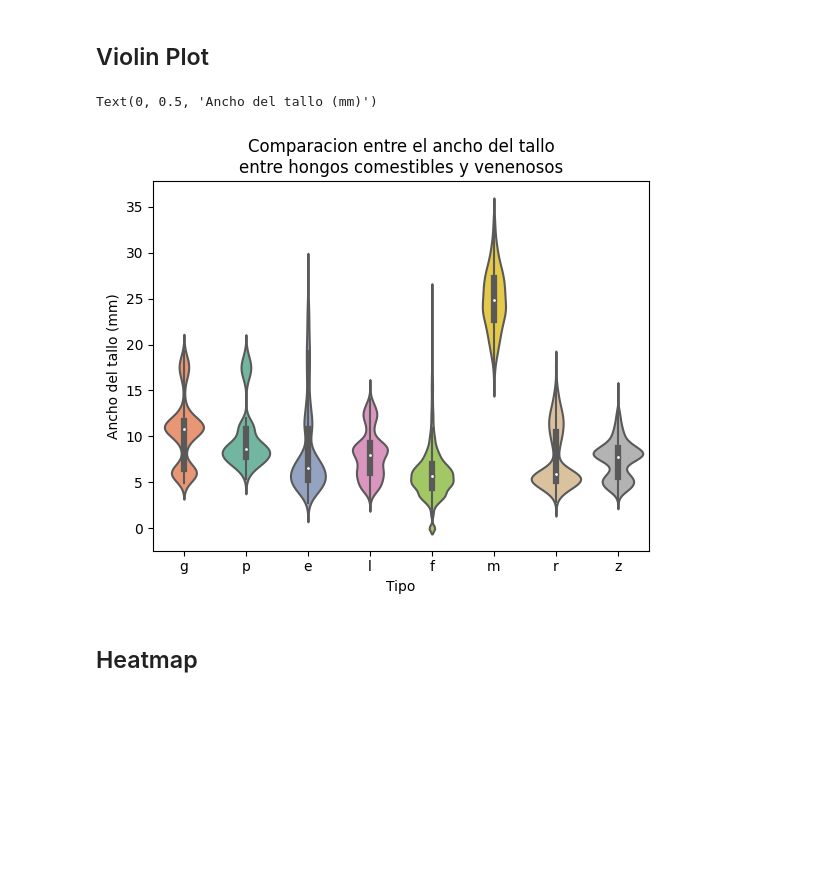
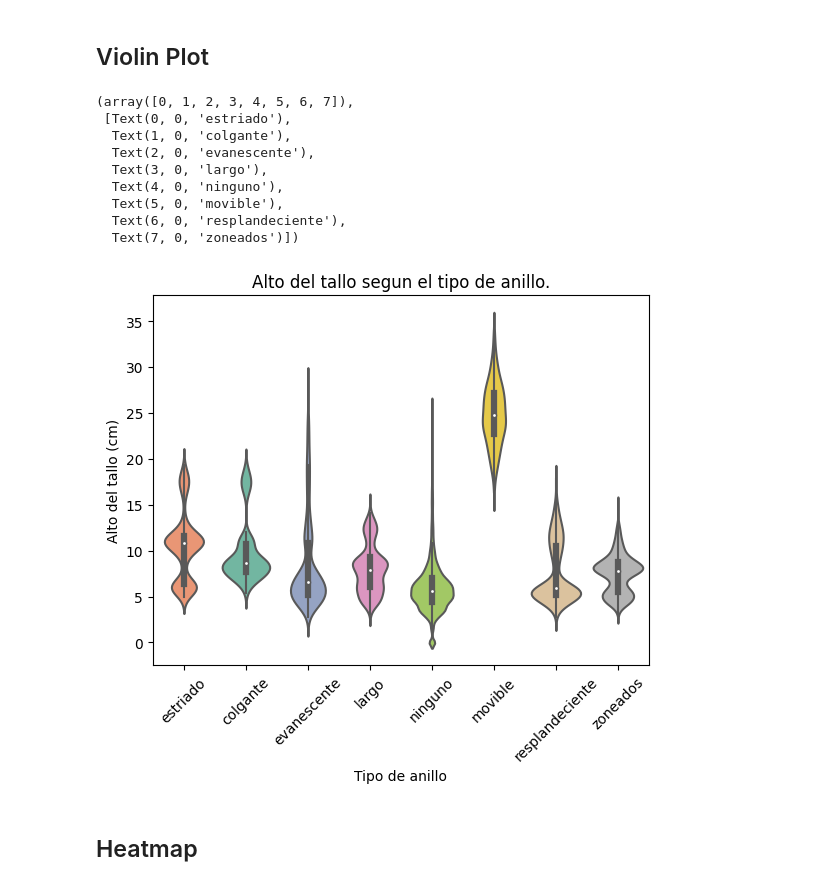
Before and after one commit to MarcosBianchii/Organizacion-de-Datos, a Jupyter notebook: TP2/analisis_exploratorio.ipynb, the cells around one changed output. Drawn from its saved outputs; the diff is of its cells as text; code cells hidden in the pictures; blank space fills up the shorter version.

```diff
--- a/TP2/analisis_exploratorio.ipynb
+++ b/TP2/analisis_exploratorio.ipynb
@@ -93,9 +93,25 @@ estaciones = {
     's':'Primavera',
 }
 
+anillos = {
+    'c':'telaraña',
+    'e':'evanescente',
+    'r':'resplandeciente',
+    'g':'estriado',
+	'l':'largo',
+    'p':'colgante',
+    's':'revastecidos',
+    'z':'zoneados',
+    'y':'escamoso',
+    'm':'movible',
+    'f':'ninguno',
+    '?':'desconocido',
+}
+
 df.clase = df.clase.map(lambda x: {'p':'venenoso','e':'comestible'}.get(x, None))
 df['cap-shape'] = df['cap-shape'].map(lambda x: formas.get(x, None))
 df.season = df.season.map(lambda x: estaciones.get(x, None))
+df['ring-type'] = df['ring-type'].map(lambda x: anillos.get(x, None))
 
 for col in df.columns:
     if 'color' in col:
@@ -149,12 +165,21 @@ Text(0, 0.5, 'Ancho del tallo (cm)')
 # %%
 plt.figure(dpi=100)
 sns.violinplot(df, x='ring-type', y='stem-height', palette=colores, showfliers=False)
-plt.title('Comparacion entre el ancho del tallo\nentre hongos comestibles y venenosos')
-plt.xlabel('Tipo')
-plt.ylabel('Ancho del tallo (mm)')
+plt.title('Alto del tallo segun el tipo de anillo.')
+plt.xlabel('Tipo de anillo')
+plt.ylabel('Alto del tallo (cm)')
+plt.xticks(rotation=45)
 # %% [output]
-Text(0, 0.5, 'Ancho del tallo (mm)')
+(array([0, 1, 2, 3, 4, 5, 6, 7]),
+ [Text(0, 0, 'estriado'),
+  Text(1, 0, 'colgante'),
+  Text(2, 0, 'evanescente'),
+  Text(3, 0, 'largo'),
+  Text(4, 0, 'ninguno'),
+  Text(5, 0, 'movible'),
+  Text(6, 0, 'resplandeciente'),
+  Text(7, 0, 'zoneados')])
-[figure, old version]
+[figure, new version]
 # %% [markdown]
 ## Heatmap
 # %%
```
Also changed, not shown: parts of 2 cells of this notebook, 3 other files.
